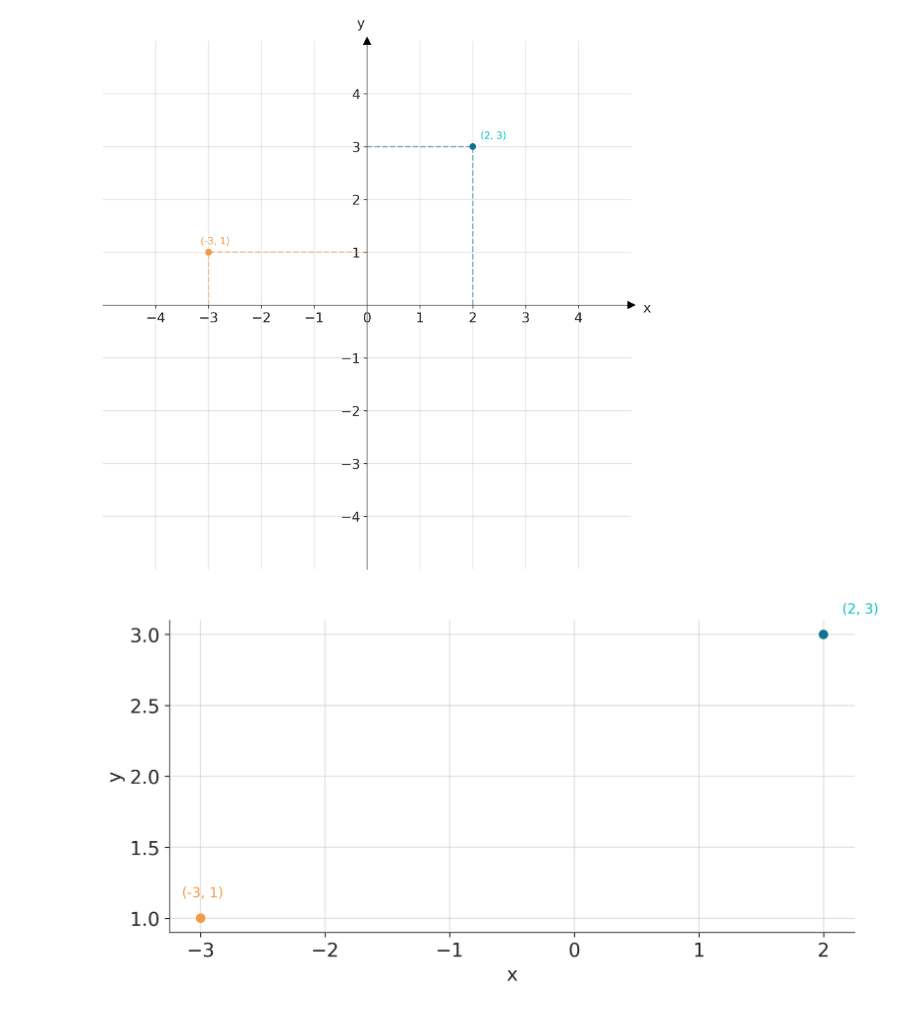
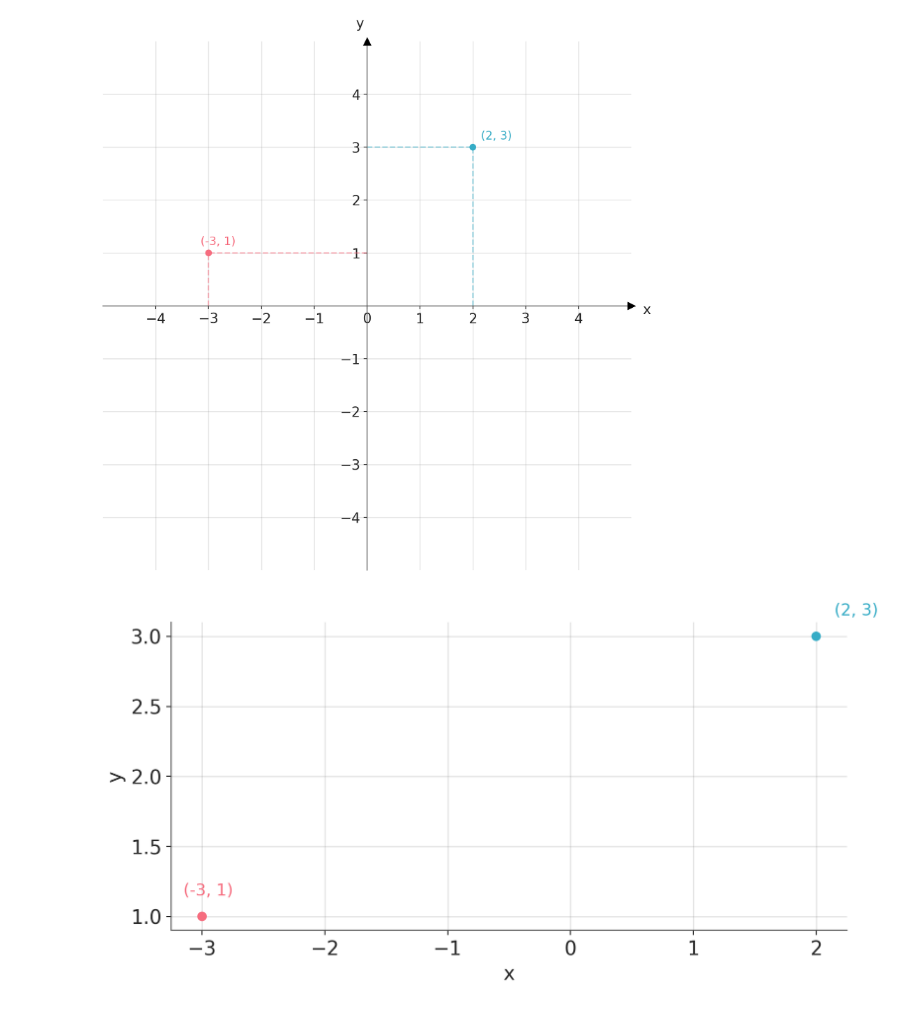
Before and after one commit to arviz-devs/Exploratory-Analysis-of-Bayesian-Models, a Jupyter notebook: img/coodinates.ipynb, the cells around one changed output. Saved outputs shown, nothing was run; the diff lists cells and outputs as text; code cells hidden in the pictures.

```diff
--- a/img/coodinates.ipynb
+++ b/img/coodinates.ipynb
@@ -5,20 +5,20 @@ import arviz as az
 # %%
-az.style.use("arviz-doc")
+azp.style.use("arviz-clean")
 # %%
-# Enter x and y coordinates of points and colors
+# Enter x and y coordinates of points and colours
 xs = [2, -3]
 ys = [3, 1]
-colors = ['C0', 'C2']
+colours = ['C0', 'C1']
 
 # Select length of axes and the space between tick labels
 xmin, xmax, ymin, ymax = -4, 4, -4, 4
 
 # Plot points
 fig, ax = plt.subplots(figsize=(8, 8))
-ax.scatter(xs, ys, c=colors)
+ax.scatter(xs, ys, c=colours)
 
 # Draw lines connecting points to axes
-for x, y, c in zip(xs, ys, colors):
+for x, y, c in zip(xs, ys, colours):
     ax.plot([x, x], [0, y], c=c, ls='--', lw=1.5, alpha=0.5)
     ax.plot([0, x], [y, y], c=c, ls='--', lw=1.5, alpha=0.5)
 
@@ -51,31 +51,31 @@ ax.grid(which='both', color='grey', linewidth=1, linestyle='-', alpha=0.2)
 ax.plot((1), (0), marker='>', transform=ax.get_yaxis_transform(), markersize=7, color='k', clip_on=False, zorder=3)
 ax.plot((0), (1), marker='^', transform=ax.get_xaxis_transform(), markersize=7, color='k', clip_on=False, zorder=3)
 
-ax.text(2.15, 3.15, '(2, 3)', color='C1')
-ax.text(-3.15, 1.15, '(-3, 1)', color='C2')
+ax.text(2.15, 3.15, '(2, 3)', color=colours[0])
+ax.text(-3.15, 1.15, '(-3, 1)', color=colours[1])
 
 plt.savefig('cartesian_coordinates.png', dpi=300)
 # %% [output]
-[figure, old version]
+[figure, new version]
 # %%
 # Plot points
 fig, ax = plt.subplots(figsize=(8, 4))
-ax.scatter(xs, ys, c=colors)
+ax.scatter(xs, ys, c=colours)
 
 
 # Create 'x' and 'y' labels placed at the end of the axes
 ax.set_xlabel('x')
 ax.set_ylabel('y')
 
 # Draw major and minor grid lines
 ax.grid(which='both', color='grey', linewidth=1, linestyle='-', alpha=0.2)
 
-ax.text(2.15, 3.15, '(2, 3)', color='C1')
-ax.text(-3.15, 1.15, '(-3, 1)', color='C2')
+ax.text(2.15, 3.15, '(2, 3)', color=colours[0])
+ax.text(-3.15, 1.15, '(-3, 1)', color=colours[1])
 
 plt.savefig('cartesian_coordinates_shifted.png', dpi=300)
 # %% [output]
-[figure, old version]
+[figure, new version]
 # %%
 
 
```
Also changed, not shown: parts of 2 cells of this notebook, 15 other files.
